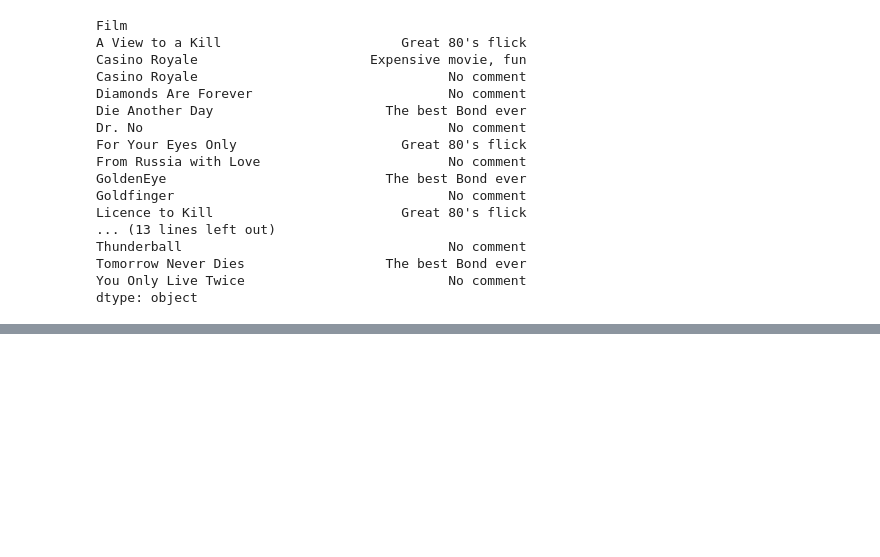
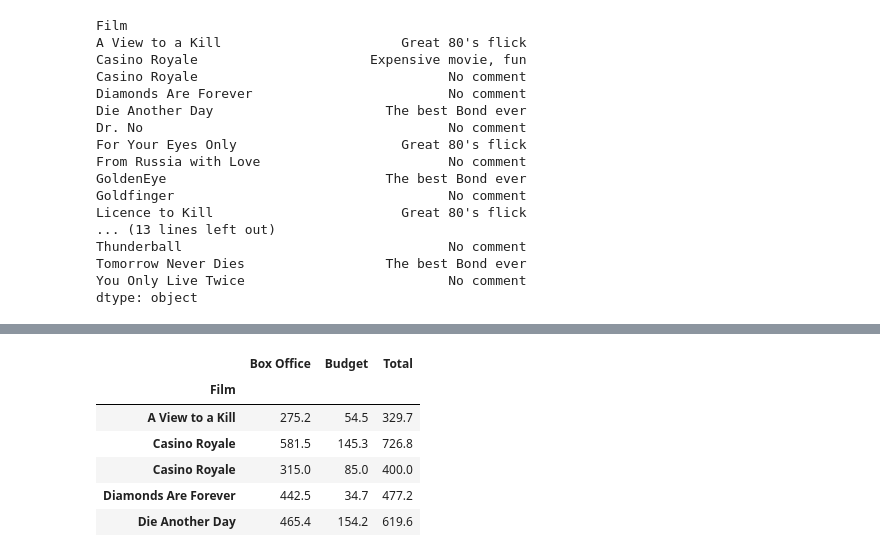
Before and after one commit to Lucas01iveira/Data-Engineering, a Jupyter notebook: Data Analysis with Pandas and Python/materials/pandas/Incomplete/06 - DataFrames III - Data Extraction.ipynb, the cells around one changed output, grey strips where cells are left out. Saved outputs shown, nothing was run; the diff lists cells and outputs as text; code cells hidden in the pictures; blank space fills up the shorter version.

```diff
--- a/Data Analysis with Pandas and Python/materials/pandas/Incomplete/06 - DataFrames III - Data Extraction.ipynb
+++ b/Data Analysis with Pandas and Python/materials/pandas/Incomplete/06 - DataFrames III - Data Extraction.ipynb
@@ -1299,0 +1363,13 @@ bond.head()
+# %%
+#4) Apply a function that sums "Revenue" and "Budget" for each row and creates a new column "Total" with the sum of these two columns.
+
+bond['Total']= bond.apply(lambda row: row['Box Office'] + row['Budget'], axis= 'columns')
+bond[['Box Office', 'Budget', 'Total']].head()
+# %% [output]
+|  | Box Office | Budget | Total |
+| Film |  |  |  |
+| A View to a Kill | 275.2 | 54.5 | 329.7 |
+| Casino Royale | 581.5 | 145.3 | 726.8 |
+| Casino Royale | 315.0 | 85.0 | 400.0 |
+| Diamonds Are Forever | 442.5 | 34.7 | 477.2 |
+| Die Another Day | 465.4 | 154.2 | 619.6 |
```
Also changed, not shown: parts of 6 cells of this notebook.
